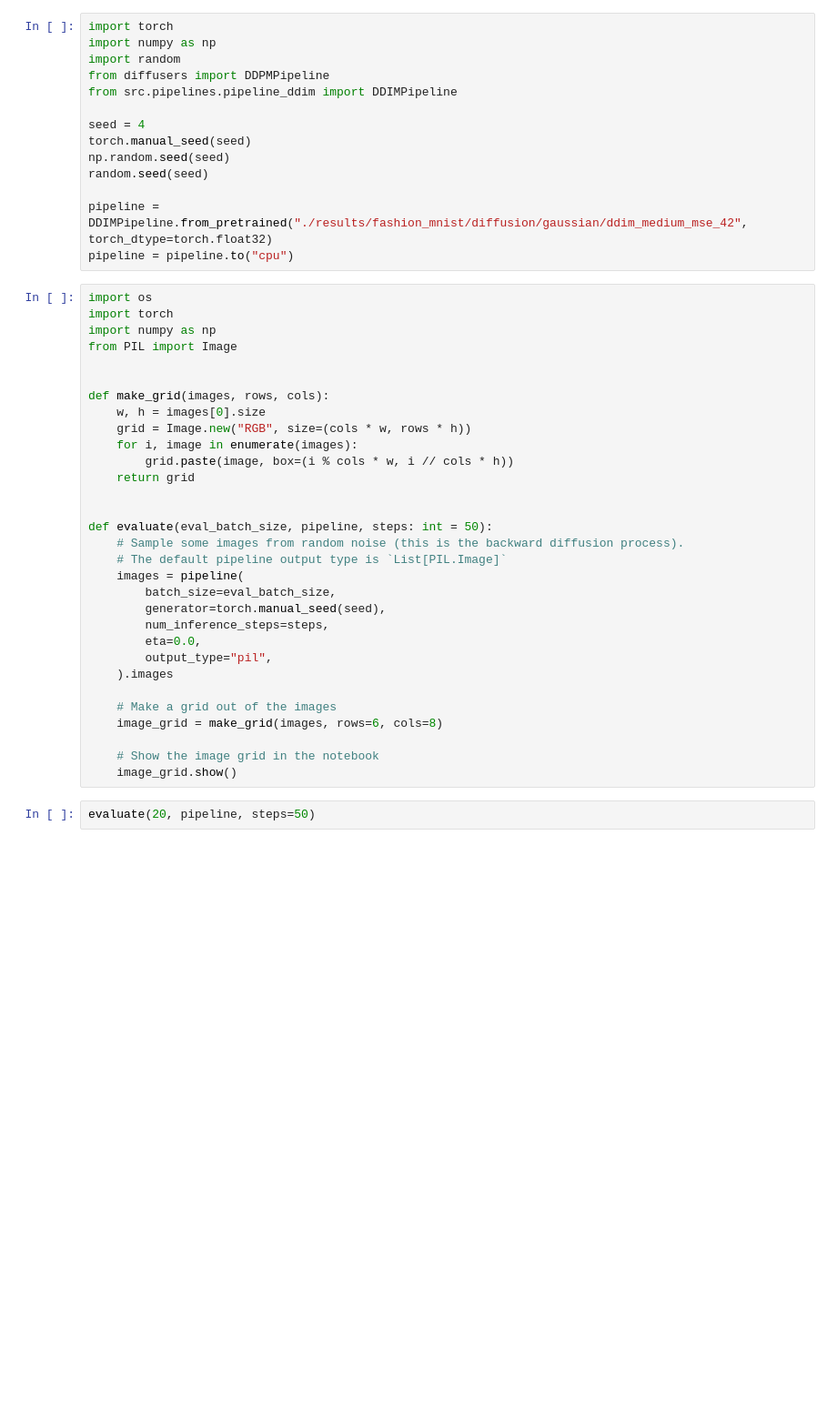
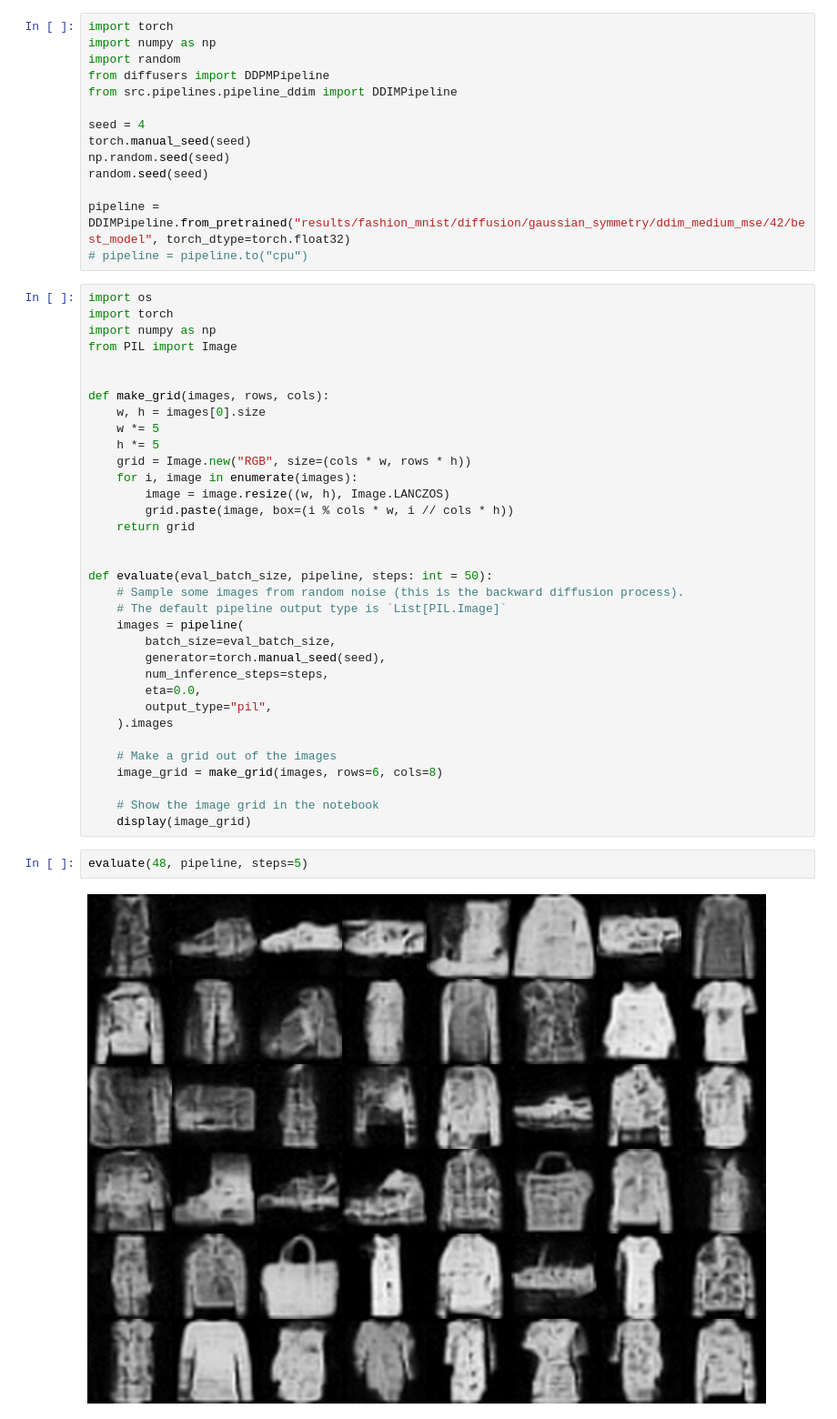
Before and after one commit to Atenrev/diffusion_continual_learning, a Jupyter notebook: test_diffusion_model.ipynb, the cells around one changed output. Shown at 91% size. Saved outputs shown, nothing was run; the diff lists cells and outputs as text; blank space fills up the shorter version.

```diff
--- a/test_diffusion_model.ipynb
+++ b/test_diffusion_model.ipynb
@@ -10,8 +10,8 @@ torch.manual_seed(seed)
 np.random.seed(seed)
 random.seed(seed)
 
-pipeline = DDIMPipeline.from_pretrained("./results/fashion_mnist/diffusion/gaussian/ddim_medium_mse_42", torch_dtype=torch.float32)
-pipeline = pipeline.to("cpu")
+pipeline = DDIMPipeline.from_pretrained("results/fashion_mnist/diffusion/gaussian_symmetry/ddim_medium_mse/42/best_model", torch_dtype=torch.float32)
+# pipeline = pipeline.to("cpu")
 # %%
 import os
 import torch
@@ -21,8 +21,11 @@ from PIL import Image
 
 def make_grid(images, rows, cols):
     w, h = images[0].size
+    w *= 5
+    h *= 5
     grid = Image.new("RGB", size=(cols * w, rows * h))
     for i, image in enumerate(images):
+        image = image.resize((w, h), Image.LANCZOS)
         grid.paste(image, box=(i % cols * w, i // cols * h))
     return grid
 
@@ -42,6 +45,8 @@ def evaluate(eval_batch_size, pipeline, steps: int = 50):
     image_grid = make_grid(images, rows=6, cols=8)
 
     # Show the image grid in the notebook
-    image_grid.show()
+    display(image_grid)
 # %%
-evaluate(20, pipeline, steps=50)
+evaluate(48, pipeline, steps=5)
+# %% [output]
+[figure, added]
```
Also changed, not shown: 19 other files.
